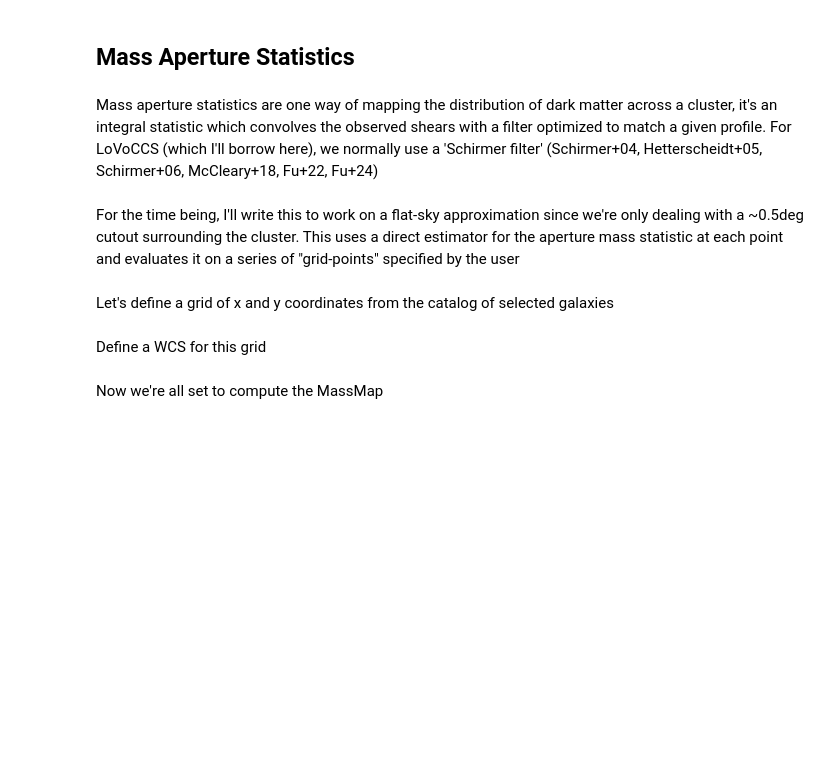
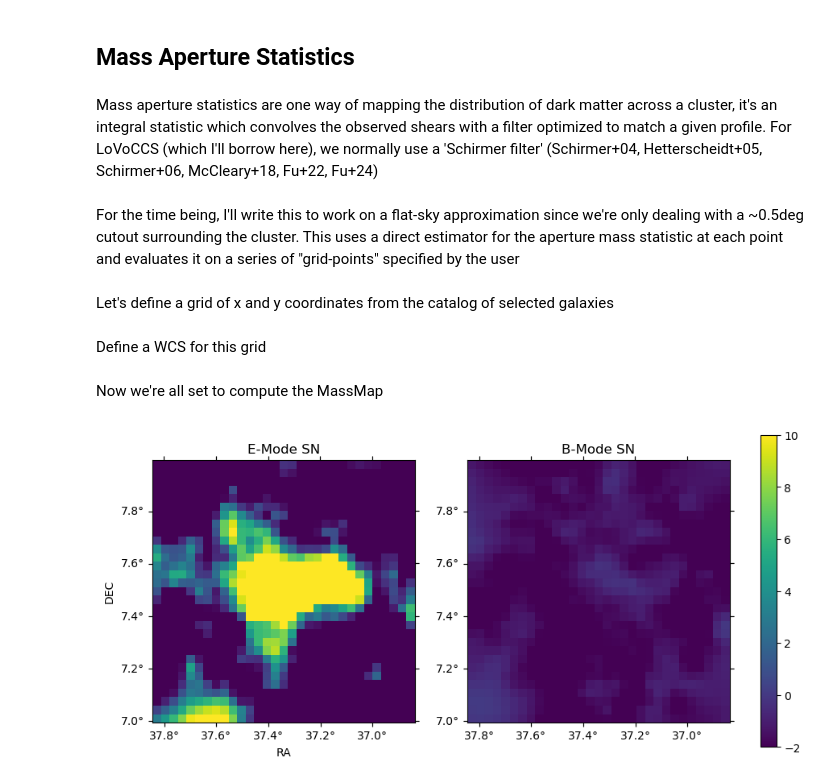
Before and after one commit to lsst-sitcom/comcam_clusters, a Jupyter notebook: ACO360_WL_HSCcalib_MassMap.ipynb, the cells around one changed output. Drawn from its saved outputs; the diff is of its cells as text; code cells hidden in the pictures; blank space fills up the shorter version.

Commit message:
Fixed memory issues by selecting necessary columns, and now uses flat-sky

```diff
--- a/ACO360_WL_HSCcalib_MassMap.ipynb
+++ b/ACO360_WL_HSCcalib_MassMap.ipynb
@@ -94,6 +94,22 @@ for tract in tp_dict.keys():
         # 'detect_isPrimary' not in DP1;
         # only 'detect_fromBlend', 'detect_isDeblendedModelSource', 'detect_isIsolated' exist
         #filt = obj_cat['detect_isPrimary']==True
+
+        # try only loading he essential columns
+        column_list = [
+                       'objectId','tract','patch','coord_ra','coord_dec',
+                       'r_cModel_flag','i_cModel_flag','refExtendedness','i_iPSF_flag',
+                       'i_cModelFlux','i_cModelFluxErr',
+                       'g_cModelFlux','g_cModelFluxErr',
+                       'r_cModelFlux','r_cModelFluxErr',
+                       'z_cModelFlux','z_cModelFluxErr',
+                       'i_ixxPSF','i_iyyPSF','i_ixyPSF','i_ixx','i_iyy','i_ixy',
+                       'i_hsmShapeRegauss_e1','i_hsmShapeRegauss_e2','i_hsmShapeRegauss_sigma',
+                       'i_hsmShapeRegauss_flag','i_blendedness',
+                      ]
+
+        obj_cat = obj_cat[column_list]
+
         filt = obj_cat['r_cModel_flag']== False
         filt &= obj_cat['i_cModel_flag']== False
         filt &= obj_cat['r_cModelFlux']>0
@@ -426,16 +524,14 @@ Let's define a grid of x and y coordinates from the catalog of selected galaxies
 # %%
-# object positions
-x = merged_cat_wl['coord_ra'][source_filt][to_use]
-y = merged_cat_wl['coord_dec'][source_filt][to_use]
-
 # for now I'll weight everything uniformly
 weights = weight #np.ones(len(x))
 
 # Define an NxN grid centered on the cluster
-N = 151
+# Spans 1-deg centered at the BCG
+# scale so that its in pixel coordinates for computing
+N = 31
 
-mid_x = ra_bcg
-mid_y = dec_bcg
+mid_x = 0
+mid_y = 0
 x_grid_samples = np.linspace(mid_x-0.5,mid_x+0.5,N)
 y_grid_samples = np.linspace(mid_y-0.5,mid_y+0.5,N)
 y_grid,x_grid = np.meshgrid(y_grid_samples,x_grid_samples)
@@ -449,8 +545,9 @@ from astropy.wcs import WCS
 Map_wcs = WCS(naxis=2)
 crval_sky = [ra_bcg*u.deg,dec_bcg*u.deg]
 Map_wcs.wcs.crval = [ra_bcg,dec_bcg]
-Map_wcs.wcs.crpix = [int(N/2),int(N/2)]
+Map_wcs.wcs.crpix = [0,0]
 Map_wcs.wcs.cdelt = [-1/N,1/N]
 Map_wcs.wcs.ctype = ["RA---TAN", "DEC--TAN"]
 Map_wcs.wcs.radesys = 'ICRS'
 Map_wcs.wcs.equinox = 2000
+Map_wcs.wcs.cd = [[-1/N,0],[0,1/N]]
@@ -464,31 +559,33 @@ e_ap,b_ap,v_ap = compute_mass_map(x_grid,y_grid,x,y,g1,g2,weights,schirmer_filte
 # %%
 fig, axs = plt.subplots(ncols=2,subplot_kw=dict(projection=Map_wcs),figsize=(10,6))
 
 ax = axs[0]
 ax.set_title('E-Mode SN')
-MapE = ax.imshow(e_ap/np.sqrt(v_ap),origin='lower',vmax=3,vmin=-2)
+MapE = ax.imshow(e_ap/np.sqrt(v_ap),origin='lower',vmax=10,vmin=-2)
 
 lon = ax.coords[0]
 lat = ax.coords[1]
 
 lon.set_major_formatter('d.d')
 lat.set_major_formatter('d.d')
 lon.set_axislabel('RA')
 lat.set_axislabel('DEC')
 
 ax = axs[1]
 ax.set_title('B-Mode SN')
-MapB = ax.imshow(b_ap/np.sqrt(v_ap),origin='lower',vmax=3,vmin=-2)
+MapB = ax.imshow(b_ap/np.sqrt(v_ap),origin='lower',vmax=100,vmin=-2)
 
 lon = ax.coords[0]
 lat = ax.coords[1]
 
 lon.set_major_formatter('d.d')
 lat.set_major_formatter('d.d')
 lon.set_axislabel('')
 lat.set_axislabel('')
 
 cbar = fig.colorbar(MapE, ax=axs,fraction=0.025)
 
 #fig.savefig('ACO360_mass_map.png',dpi=480)
 # woohoo, we have a signal!
+# %% [output]
+[figure, added]
```
Also changed, not shown: parts of 21 cells of this notebook.
